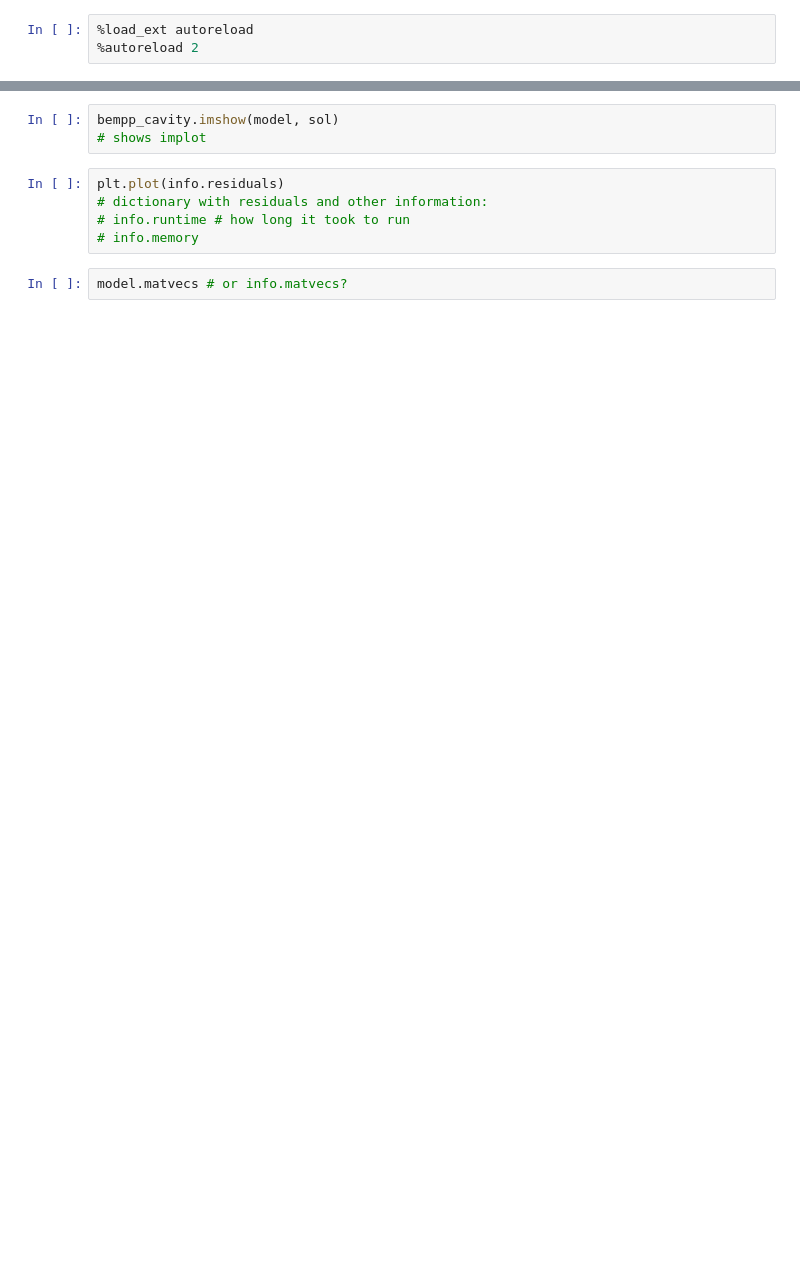
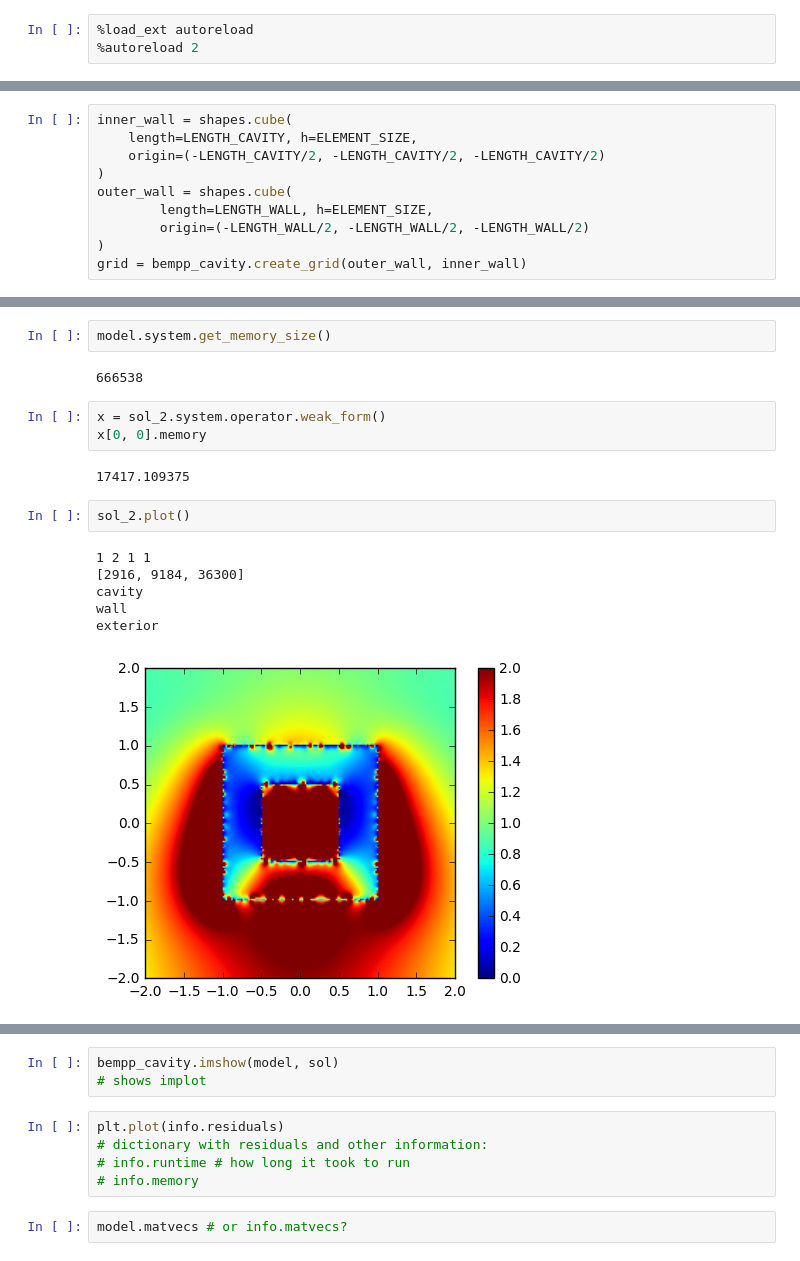
Before and after one commit to sheeshee/MSc-Project-Code, a Jupyter notebook: Notebooks/04_bempp_cavity_simple.ipynb, the cells around one changed output, grey strips where cells are left out. Cells and saved outputs as stored; diff of their text form; blank space fills up the shorter version.

```diff
--- a/Notebooks/04_bempp_cavity_simple.ipynb
+++ b/Notebooks/04_bempp_cavity_simple.ipynb
@@ -7,0 +15,10 @@ grid = bempp_cavity.create_grid(wall, room1, room2)
+# %%
+inner_wall = shapes.cube(
+    length=LENGTH_CAVITY, h=ELEMENT_SIZE,
+    origin=(-LENGTH_CAVITY/2, -LENGTH_CAVITY/2, -LENGTH_CAVITY/2)
+)
+outer_wall = shapes.cube(
+        length=LENGTH_WALL, h=ELEMENT_SIZE,
+        origin=(-LENGTH_WALL/2, -LENGTH_WALL/2, -LENGTH_WALL/2)
+)
+grid = bempp_cavity.create_grid(outer_wall, inner_wall)
@@ -7,0 +67,18 @@ grid = bempp_cavity.create_grid(wall, room1, room2)
+# %%
+model.system.get_memory_size()
+# %% [output]
+666538
+# %%
+x = sol_2.system.operator.weak_form()
+x[0, 0].memory
+# %% [output]
+17417.109375
+# %%
+sol_2.plot()
+# %% [output]
+1 2 1 1
+[2916, 9184, 36300]
+cavity
+wall
+exterior
+[figure, added]
```
Also changed, not shown: parts of 22 cells of this notebook, 6 other files.
